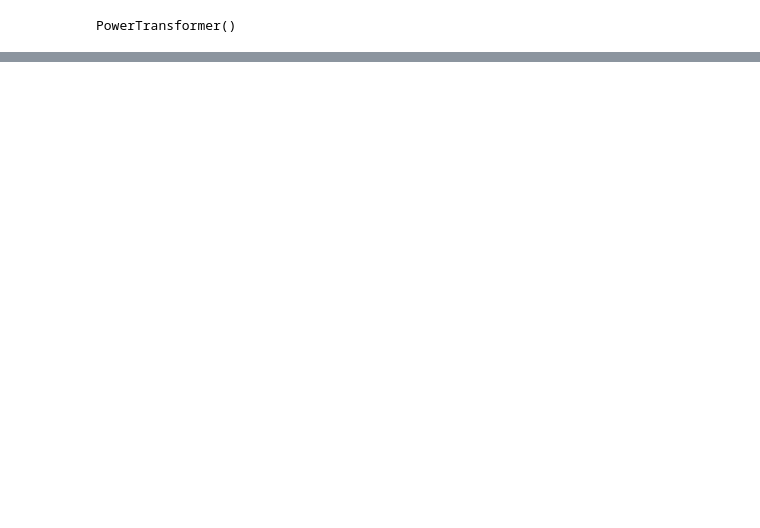
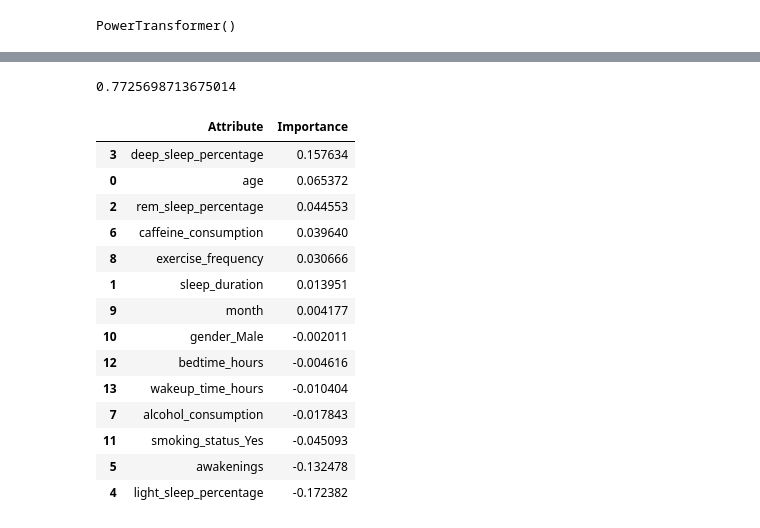
Before and after one commit to jagiussani/MidtermProject_Angelica_Juan, a Jupyter notebook: JAG_MTP_EDA_and_Data_Cleaning.ipynb, the cells around one changed output, grey strips where cells are left out. Saved outputs shown, nothing was run; the diff lists cells and outputs as text; code cells hidden in the pictures; blank space fills up the shorter version.

```diff
--- a/JAG_MTP_EDA_and_Data_Cleaning.ipynb
+++ b/JAG_MTP_EDA_and_Data_Cleaning.ipynb
@@ -676,0 +683,14 @@ ValueError: autodetected range of [nan, nan] is not finite
+# %%
+# Scaling
+# MinMaxScaler
+from sklearn.preprocessing import MinMaxScaler
+
+# Create an instance of the MinMaxScaler class
+scaler2 = MinMaxScaler()
+# %%
+# Fit the scaler to the X_train
+X_tr_s = scaler2.fit(X_train)
+# %%
+# Transform X_train using the scaler
+X_tr_s = scaler2.transform(X_train)
+X_tr_s
@@ -676,0 +729,6 @@ ValueError: autodetected range of [nan, nan] is not finite
+# %%
+# Train model
+model_lr2 = LinearRegression ()
+model_lr2.fit(X_tr_s, y_train)
+print(f'Coefficients: {model_lr2.coef_}')
+print(f'Intercept: {model_lr2.intercept_}')
@@ -676,0 +777,28 @@ ValueError: autodetected range of [nan, nan] is not finite
+# %%
+R2_2=r2_score(y_test,y_pred_3)
+R2_2
+# %% [output]
+0.7725698713675014
+# %%
+features_importances = pd.DataFrame(data={
+    'Attribute': X_train.columns,
+    'Importance': (model_lr2.coef_.reshape(len(X_train.columns),))
+})
+features_importances = features_importances.sort_values(by='Importance', ascending=False)
+features_importances
+# %% [output]
+|  | Attribute | Importance |
+| 3 | deep_sleep_percentage | 0.157634 |
+| 0 | age | 0.065372 |
+| 2 | rem_sleep_percentage | 0.044553 |
+| 6 | caffeine_consumption | 0.039640 |
+| 8 | exercise_frequency | 0.030666 |
+| 1 | sleep_duration | 0.013951 |
+| 9 | month | 0.004177 |
+| 10 | gender_Male | -0.002011 |
+| 12 | bedtime_hours | -0.004616 |
+| 13 | wakeup_time_hours | -0.010404 |
+| 7 | alcohol_consumption | -0.017843 |
+| 11 | smoking_status_Yes | -0.045093 |
+| 5 | awakenings | -0.132478 |
+| 4 | light_sleep_percentage | -0.172382 |
```
Also changed, not shown: parts of 79 cells of this notebook.
